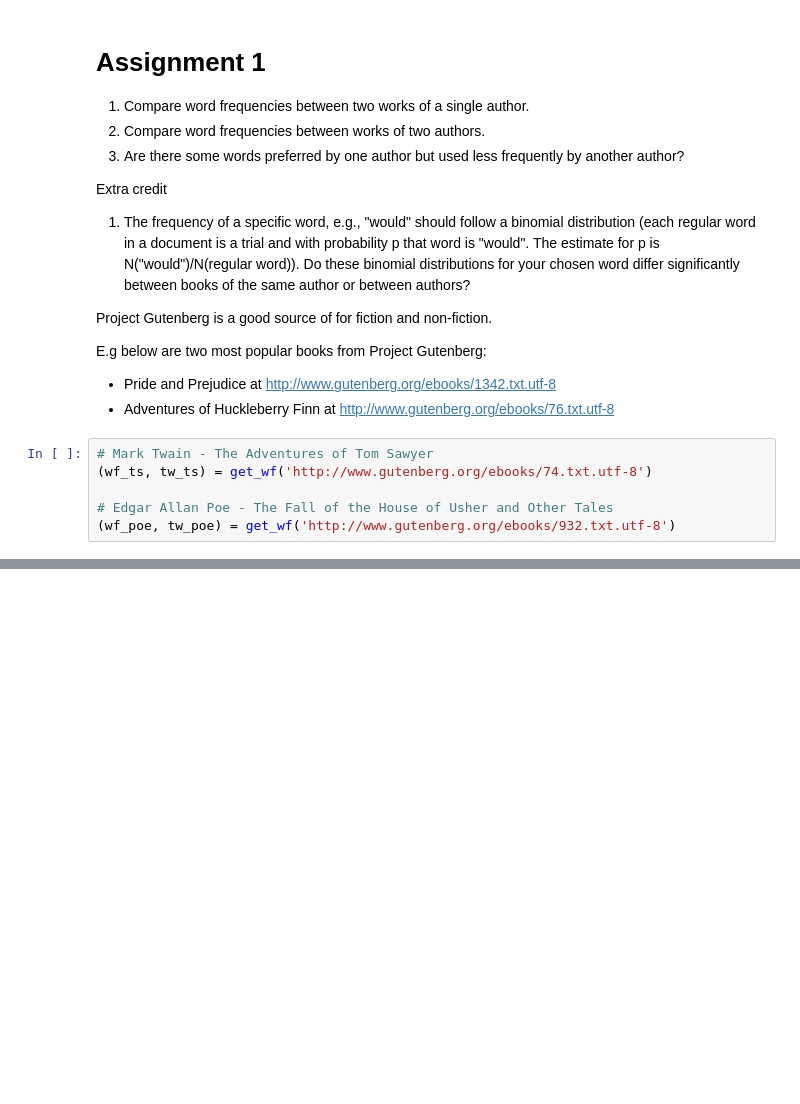
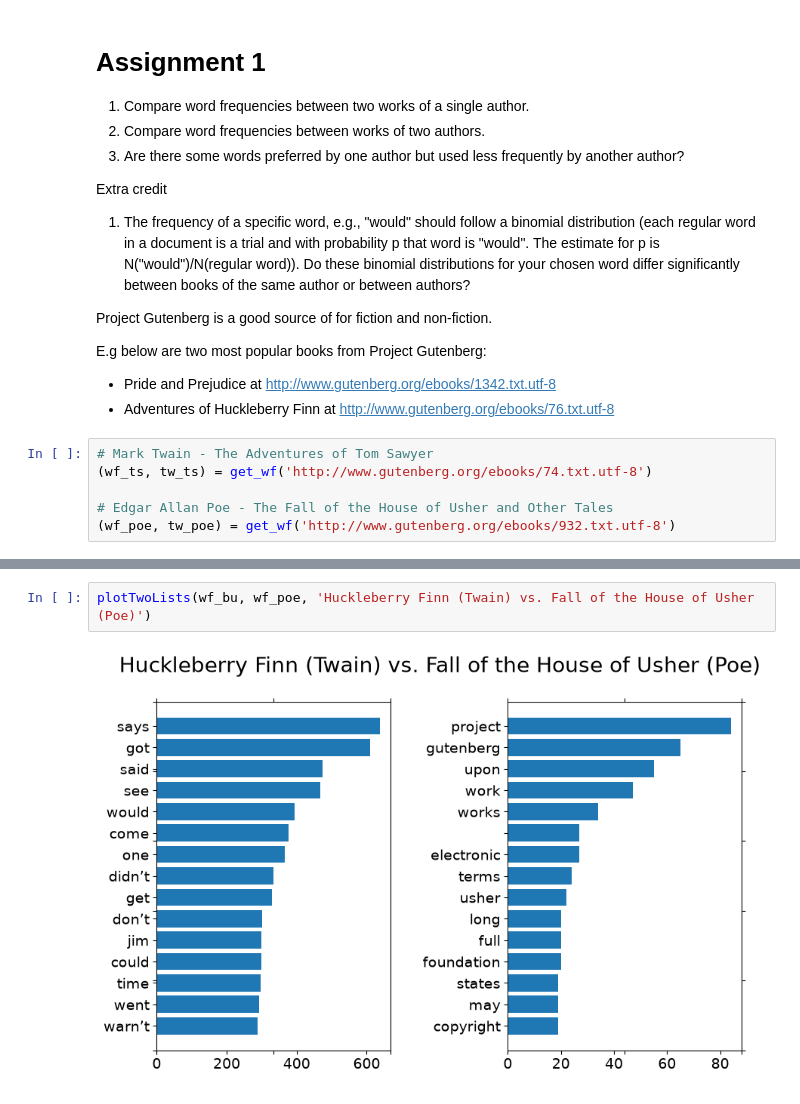
Before and after one commit to SergioMaciasAyala/MiniProject1, a Jupyter notebook: MiniProject1.ipynb, the cells around one changed output, grey strips where cells are left out. Drawn from its saved outputs; the diff is of its cells as text; blank space fills up the shorter version.

```diff
--- a/MiniProject1.ipynb
+++ b/MiniProject1.ipynb
@@ -234,3 +250,7 @@ plotTwoLists(wf_bu, wf_ts, 'Huckleberry Finn vs. Tom Sawyer (Mark Twain)')
+# %%
+plotTwoLists(wf_bu, wf_poe, 'Huckleberry Finn (Twain) vs. Fall of the House of Usher (Poe)')
+# %% [output]
+[figure, added]
 # %%
 dict_hf = dict(wf_bu)
 dict_poe = dict(wf_poe)
```
Also changed, not shown: parts of 4 cells of this notebook.
